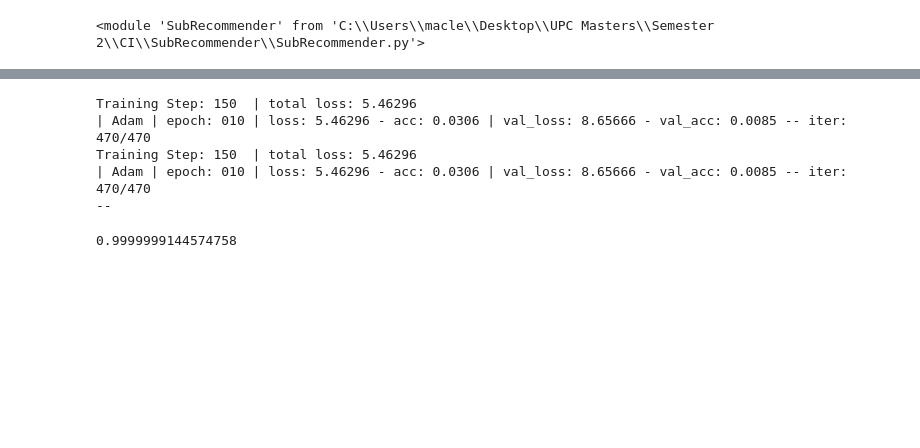
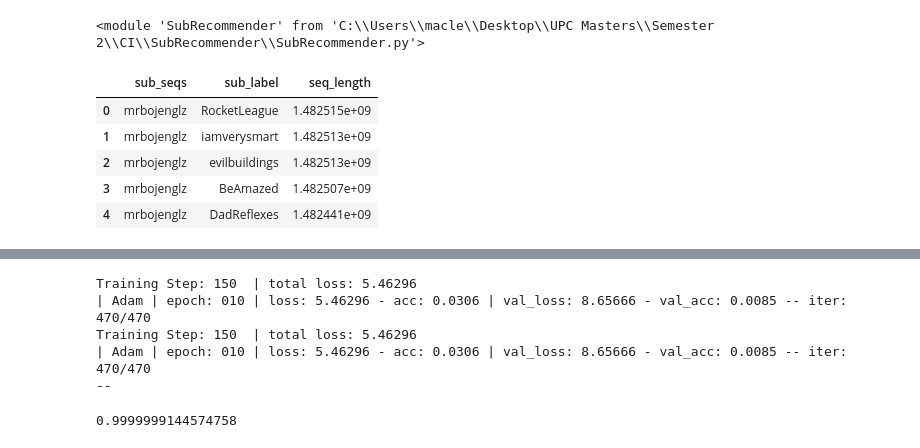
Before and after one commit to cole-maclean/MAI-CI, a Jupyter notebook: SubRecommender/SubRecommender Testing.ipynb, the cells around one changed output, grey strips where cells are left out. Drawn from its saved outputs; the diff is of its cells as text; code cells hidden in the pictures; blank space fills up the shorter version.

```diff
--- a/SubRecommender/SubRecommender Testing.ipynb
+++ b/SubRecommender/SubRecommender Testing.ipynb
@@ -11,0 +12,12 @@ tst = sr.SubRecommender(train_data_file="data/test_reddit_data.json",save_model_
+# %%
+with open("data/test_reddit_data.json",'r') as data_file:
+    train_data = json.load(data_file)
+df = pd.DataFrame(train_data,columns=['sub_seqs','sub_label','seq_length'])
+df.head()
+# %% [output]
+|  | sub_seqs | sub_label | seq_length |
+| 0 | mrbojenglz | RocketLeague | 1.482515e+09 |
+| 1 | mrbojenglz | iamverysmart | 1.482513e+09 |
+| 2 | mrbojenglz | evilbuildings | 1.482513e+09 |
+| 3 | mrbojenglz | BeAmazed | 1.482507e+09 |
+| 4 | mrbojenglz | DadReflexes | 1.482441e+09 |
```
Also changed, not shown: parts of 7 cells of this notebook, 1 other file.
